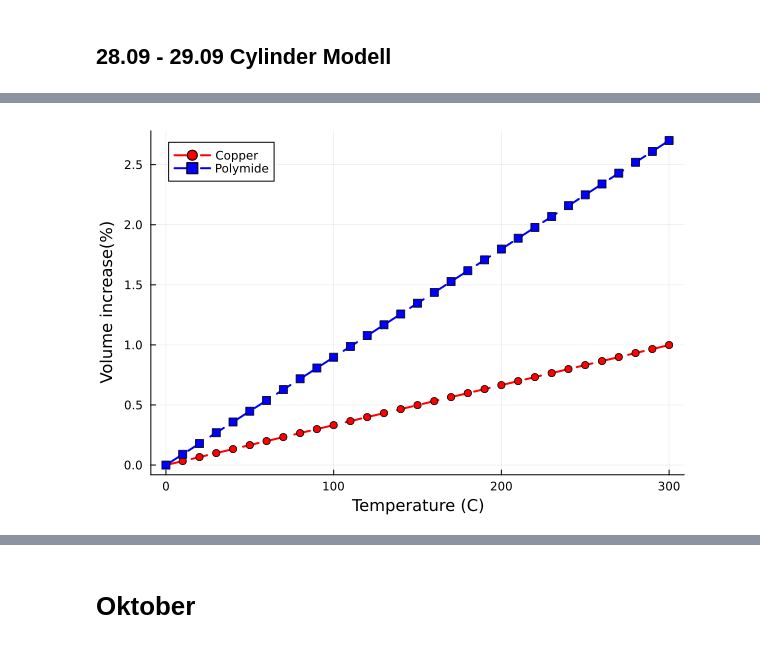
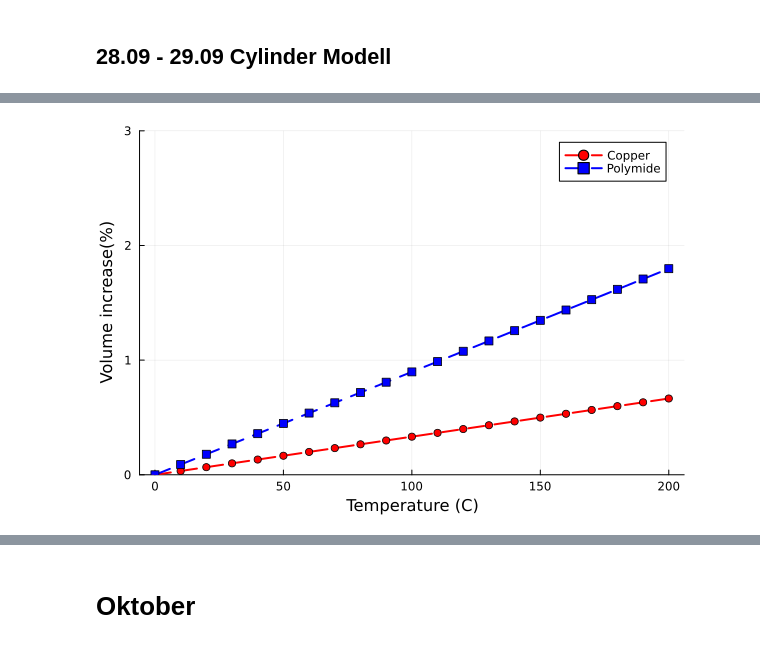
Before and after one commit to pandamec/Rini, a Jupyter notebook: entwicklung/verlauf.ipynb, the cells around one changed output, grey strips where cells are left out. Cells and saved outputs as stored; diff of their text form; code cells hidden in the pictures.

```diff
--- a/entwicklung/verlauf.ipynb
+++ b/entwicklung/verlauf.ipynb
@@ -531,7 +533,9 @@ bar(column_names, PI, label = "Polyimide-Copper", title = "Vorspannung unter 100
 ## 28.09 - 29.09 Cylinder Modell
 # %%
 ###### Cylindrical via ############
-
+using DataFrames
+using SymPy
+using Plots
 
 ## Materials
 
@@ -567,7 +571,7 @@ l = 10
 
 ## Load
 
-deltaTRange=range(0, 300, step=10)
+deltaTRange=range(0, 200, step=10)
 sigma=[]
 dr=[]
 dvm=[]
@@ -599,12 +603,13 @@ for deltaT in deltaTRange
 
 end
 
+df_PAAl=DataFrame(pressure=sigma)
 FigThermal1=plot()
 FigThermal2=plot()
 FigThermal3=plot()
 
 plot!(FigThermal1, deltaTRange, dr*1000,    label="u (um)" , lw=2, linestyle=:dash, color=:blue, marker=:square)
-plot!(FigThermal2, deltaTRange, sigma, label="Palyrene-Aluminum"       ,  xlabel="Temperature (C)", ylabel="Vorspannung(MPa)", lw=2, linestyle=:dash, color=:black, marker=:square)
-plot!(FigThermal3, deltaTRange, (dvm/vm0)*100,    label="Aluminum"     ,  xlabel="Temperature (C)", ylabel="Volume increase(%)", lw=2, linestyle=:dash, color=:red, marker=:circle)
-plot!(FigThermal3, deltaTRange, (dvs/vs0)*100,    label="Palyrene"     ,  xlabel="Temperature (C)", ylabel="Volume increase(%)",lw=2, linestyle=:dash, color=:blue, marker=:square)
+plot!(FigThermal2, deltaTRange, sigma, ylims=(0, 4), label="Palyrene-Aluminum"       ,  xlabel="Temperature (C)", ylabel="Vorspannung(MPa)", lw=2, linestyle=:dash, color=:black, marker=:square)
+plot!(FigThermal3, deltaTRange, (dvm/vm0)*100,  ylims=(0, 3),   label="Aluminum"     ,  xlabel="Temperature (C)", ylabel="Volume increase(%)", lw=2, linestyle=:dash, color=:red, marker=:circle)
+plot!(FigThermal3, deltaTRange, (dvs/vs0)*100,   ylims=(0, 3),   label="Palyrene"     ,  xlabel="Temperature (C)", ylabel="Volume increase(%)",lw=2, linestyle=:dash, color=:blue, marker=:square)
 # %% [output]
@@ -655,7 +683,7 @@ l = 10
 
 ## Load
 
-deltaTRange=range(0, 300, step=10)
+deltaTRange=range(0, 200, step=10)
 sigma=[]
 dr=[]
 dvm=[]
@@ -666,37 +694,37 @@ vs0  = (pi*l)*(r_s^2-r_m^2)
 
 for deltaT in deltaTRange
 
     ## Kompatibilität
 
     eq1 = u_s - ((1-v_s)/E_s)*((-p*r_m^2)/(r_s^2-r_m^2))*r_m+(((1+v_s)/E_s)*(r_m^2*r_s^2)/r_m)*(p/(r_s^2-r_m^2)) - r_m*alpha_s*deltaT
     eq2 = u_m - ((1-v_m)/E_m)*((+p*r_m^2)/(r_m^2))*r_m - r_m*alpha_m*deltaT
     eq3 = u_s  - u_m
     eq4 = u_s2 - ((1-v_s)/E_s)*(-p*r_m^2)/(r_s^2-r_m^2)*r_s+(((1+v_s)/E_s)*(r_m^2*r_s^2)/r_s)*(p/(r_s^2-r_m^2)) - r_s*alpha_s*deltaT
 
     ## solve
     sol=solve([eq1,eq2,eq3,eq4],
               [u_s,u_s2,u_m,p])
     sol
     dvm_i = (pi*l)*((r_m+sol[u_m])^2-r_m^2)
     dvs_i = (pi*l)*(((r_s+sol[u_s2])^2-(r_m+sol[u_s])^2)-(r_s^2-r_m^2))
 
     push!(sigma, sol[p])
     push!(dr,  sol[u_m])
     push!(dvm, dvm_i)
     push!(dvs, dvs_i)
 
 end
 
 FigThermal11=plot()
 FigThermal22=plot()
 FigThermal33=plot()
 
 plot!(FigThermal11, deltaTRange, dr*1000      ,    label="u (um)" , lw=2, linestyle=:dash, color=:blue, marker=:square)
-plot!(FigThermal22, deltaTRange, sigma        , label="Polymide-Copper"     ,  xlabel="Temperature (C)", ylabel="Vorspannung(MPa)", lw=2, linestyle=:dash, color=:black, marker=:square)
-plot!(FigThermal33, deltaTRange, (dvm/vm0)*100,    label="Copper"   ,  xlabel="Temperature (C)", ylabel="Volume increase(%)", lw=2, linestyle=:dash, color=:red, marker=:circle)
-plot!(FigThermal33, deltaTRange, (dvs/vs0)*100,    label="Polymide" ,  xlabel="Temperature (C)", ylabel="Volume increase(%)", lw=2, linestyle=:dash, color=:blue, marker=:square)
+plot!(FigThermal22, deltaTRange, sigma    , ylims=(0, 4)     , label="Polymide-Copper"     ,  xlabel="Temperature (C)", ylabel="Vorspannung(MPa)", lw=2, linestyle=:dash, color=:black, marker=:square)
+plot!(FigThermal33, deltaTRange, (dvm/vm0)*100,  ylims=(0, 3),    label="Copper"   ,  xlabel="Temperature (C)", ylabel="Volume increase(%)", lw=2, linestyle=:dash, color=:red, marker=:circle)
+plot!(FigThermal33, deltaTRange, (dvs/vs0)*100,   ylims=(0, 3),   label="Polymide" ,  xlabel="Temperature (C)", ylabel="Volume increase(%)", lw=2, linestyle=:dash, color=:blue, marker=:square)
 # %% [output]
-[figure, old version]
+[figure, new version]
 # %%
 display(FigThermal11)
 display(FigThermal22)
```
Also changed, not shown: parts of 15 cells of this notebook.
